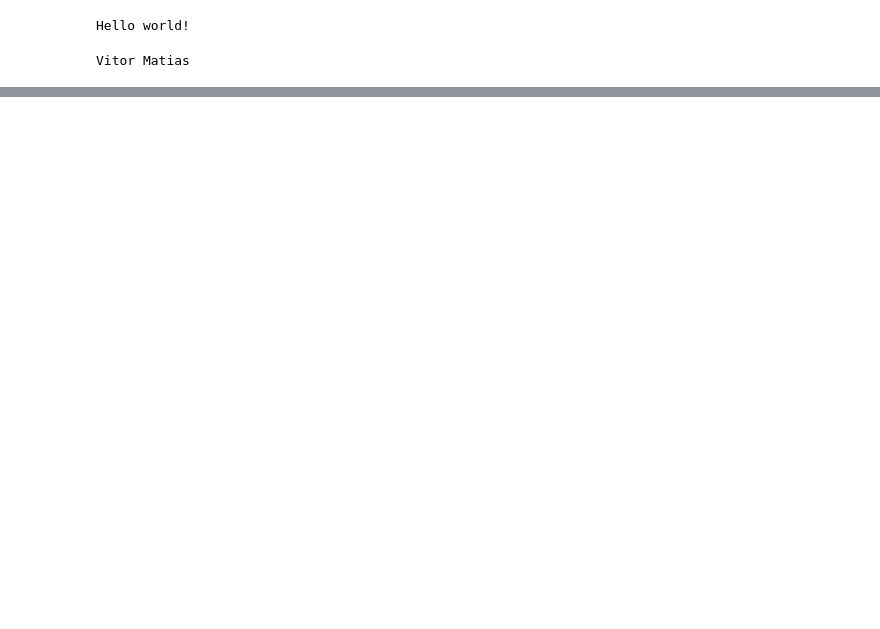
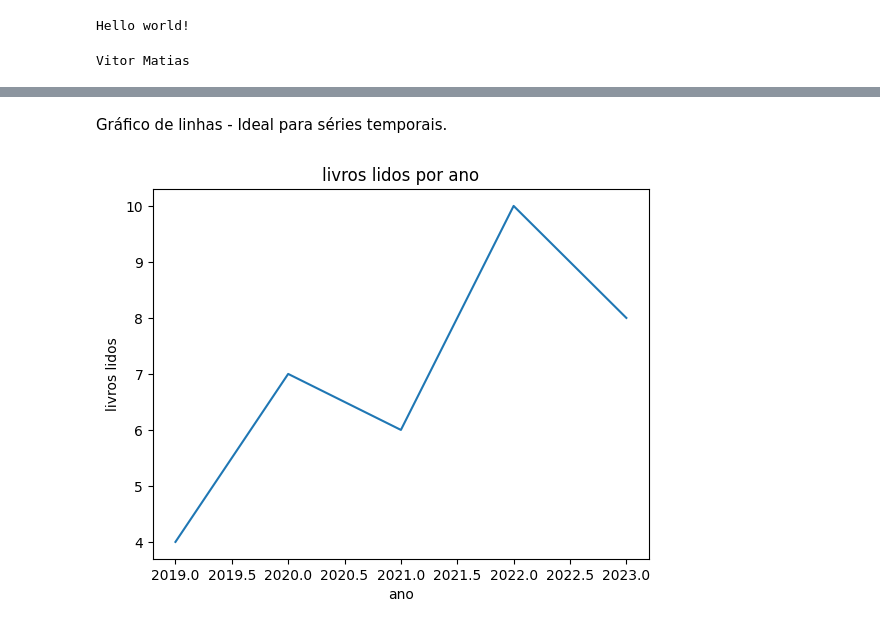
Before and after one commit to Data-Vitor/fiap-data-science, a Jupyter notebook: nemec-estatistica/cap02-ferramentas-pratica.ipynb, the cells around one changed output, grey strips where cells are left out. Saved outputs shown, nothing was run; the diff lists cells and outputs as text; code cells hidden in the pictures; blank space fills up the shorter version.

```diff
--- a/nemec-estatistica/cap02-ferramentas-pratica.ipynb
+++ b/nemec-estatistica/cap02-ferramentas-pratica.ipynb
@@ -14,0 +110,14 @@ Vitor Matias
+# %% [markdown]
+Gráfico de linhas - Ideal para séries temporais.
+# %%
+import pandas as pd
+import matplotlib.pyplot as plt
+
+df = pd.read_csv('/content/drive/MyDrive/datasets/anos_livros.csv')
+plt.plot(df['ano'], df['livros'])
+plt.title('livros lidos por ano')
+plt.xlabel('ano')
+plt.ylabel('livros lidos')
+plt.show()
+# %% [output]
+[figure, added]
```
Also changed, not shown: parts of 12 cells of this notebook.
